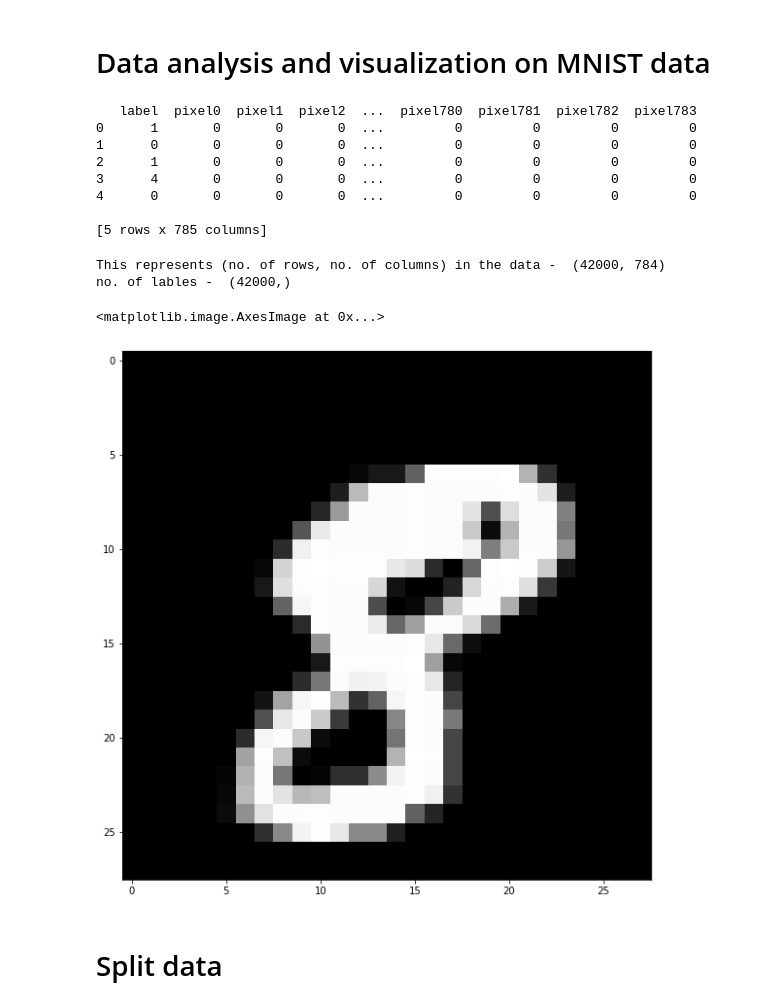
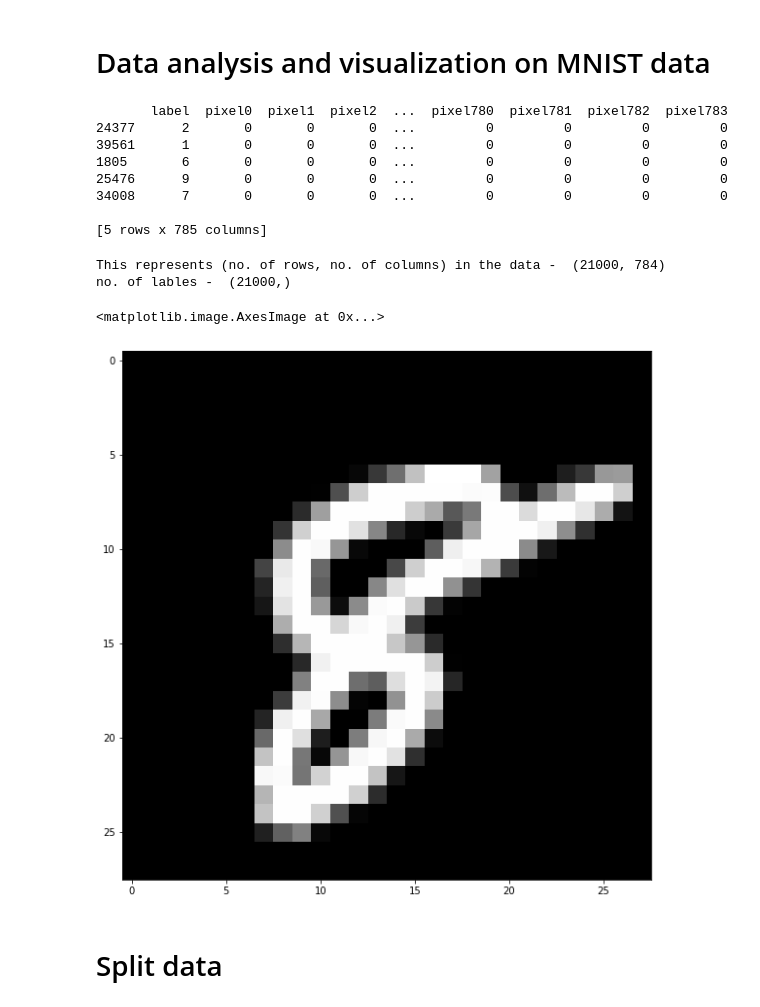
Before and after one commit to harshgupta9723/Digit-recognition, a Jupyter notebook: Digit_recognition.ipynb, the cells around one changed output. Drawn from its saved outputs; the diff is of its cells as text; code cells hidden in the pictures.

```diff
--- a/Digit_recognition.ipynb
+++ b/Digit_recognition.ipynb
@@ -21,7 +22,7 @@ from sklearn.metrics.classification import accuracy_score, log_loss
 # Importing mnist data
 # Data is available in splited format of train and set
 
-project_data = pd.read_csv('/content/drive/My Drive/Project ideas/digit_recognition/data/digit-recognizer/train.csv')
+project_data = pd.read_csv('train.csv').sample(frac=0.5)
 
 # print row of project_data
 print(project_data.head(5))
@@ -36,12 +37,12 @@ label = project_data['label']
 
 data = project_data.drop("label",axis=1)
 # %% [output]
-   label  pixel0  pixel1  pixel2  ...  pixel780  pixel781  pixel782  pixel783
-0      1       0       0       0  ...         0         0         0         0
-1      0       0       0       0  ...         0         0         0         0
-2      1       0       0       0  ...         0         0         0         0
-3      4       0       0       0  ...         0         0         0         0
-4      0       0       0       0  ...         0         0         0         0
+       label  pixel0  pixel1  pixel2  ...  pixel780  pixel781  pixel782  pixel783
+24377      2       0       0       0  ...         0         0         0         0
+39561      1       0       0       0  ...         0         0         0         0
+1805       6       0       0       0  ...         0         0         0         0
+25476      9       0       0       0  ...         0         0         0         0
+34008      7       0       0       0  ...         0         0         0         0
 
 [5 rows x 785 columns]
 # %%
@@ -50,28 +51,28 @@ data = project_data.drop("label",axis=1)
 print("This represents (no. of rows, no. of columns) in the data - ",data.shape)
 print("no. of lables - ",label.shape)
 # %% [output]
-This represents (no. of rows, no. of columns) in the data -  (42000, 784)
-no. of lables -  (42000,)
+This represents (no. of rows, no. of columns) in the data -  (21000, 784)
+no. of lables -  (21000,)
 # %%
 # display or plot a number.
 
 
 # data.iloc[1] - function is used to get row of given index (mainly used when data is not provided in index)
 # .to_numpy() - function is used to convert given row into numpy array, to further convert it into (28,28) pixels
 # .reshape(28,28) - function is used to convert 784 pixel data point into 28 rows and 28 columns
 
-index = 10
+index = 8
 
 grid_data = data.iloc[index].to_numpy().reshape(28,28)
 
 # figsize is used to define size of the image
 plt.figure(figsize=(10,10))
 
 # imshow plot numpy array (28,28)
 plt.imshow(grid_data,cmap = "gray")
 # %% [output]
 <matplotlib.image.AxesImage at 0x...>
-[figure, old version]
+[figure, new version]
 # %% [markdown]
 # Split data
 # %%
```
Also changed, not shown: parts of 9 cells of this notebook.
